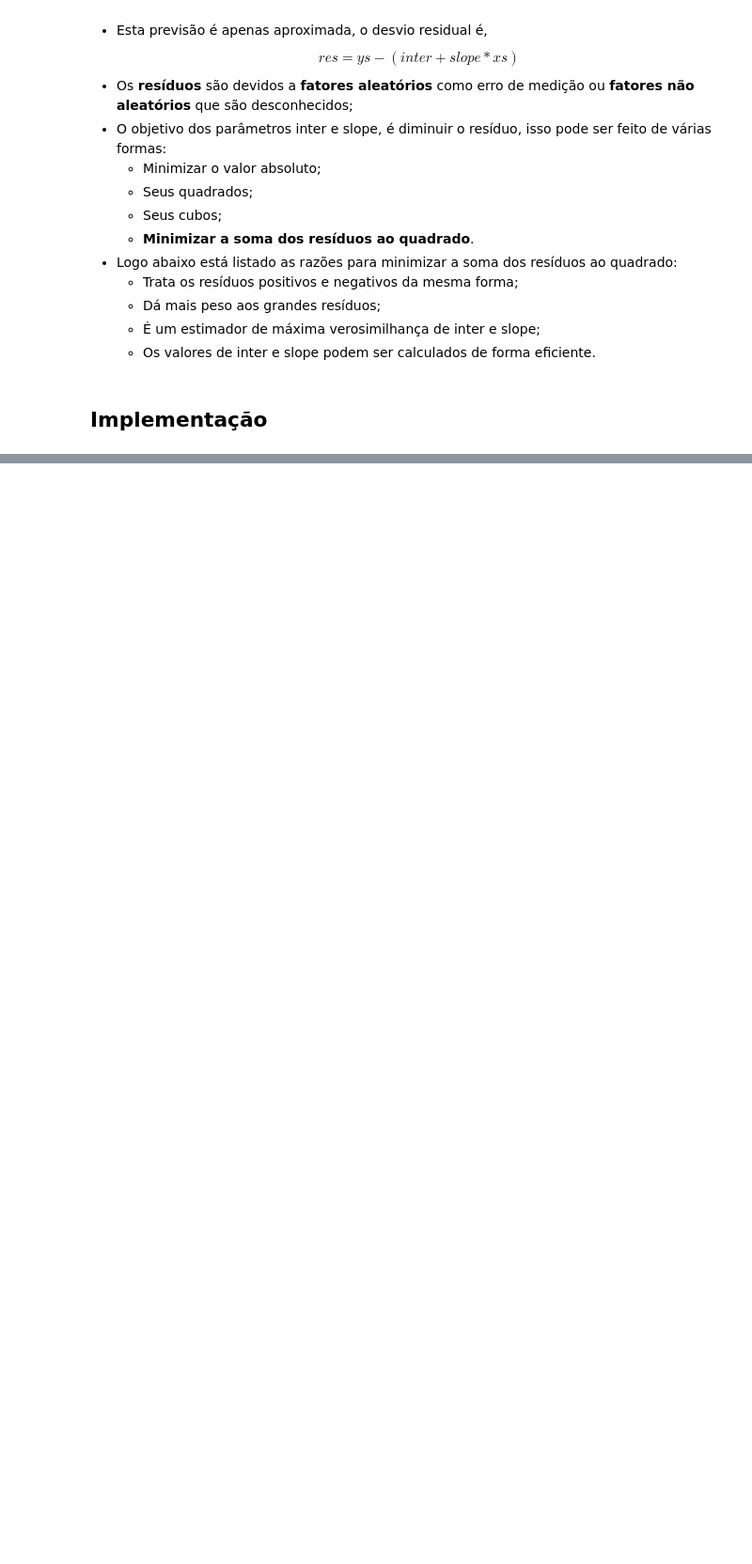
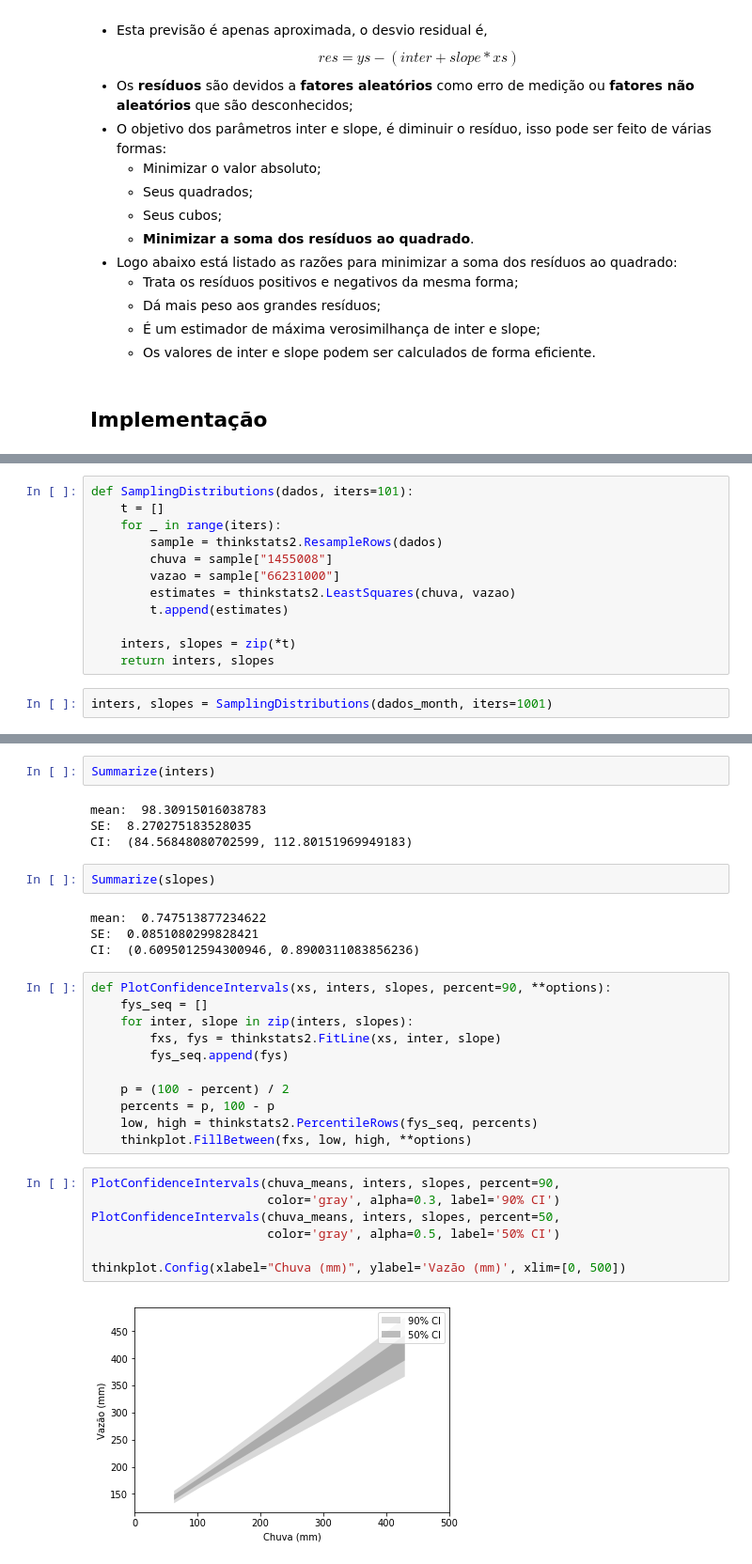
Before and after one commit to clebsonpy/ThinkStats2, a Jupyter notebook: code/Estatística/Cap10_Clebson.ipynb, the cells around one changed output, grey strips where cells are left out. Shown at 94% size. Drawn from its saved outputs; the diff is of its cells as text; blank space fills up the shorter version.

```diff
--- a/code/Estatística/Cap10_Clebson.ipynb
+++ b/code/Estatística/Cap10_Clebson.ipynb
@@ -74,0 +134,14 @@ dados
+# %%
+def SamplingDistributions(dados, iters=101):
+    t = []
+    for _ in range(iters):
+        sample = thinkstats2.ResampleRows(dados)
+        chuva = sample["1455008"]
+        vazao = sample["66231000"]
+        estimates = thinkstats2.LeastSquares(chuva, vazao)
+        t.append(estimates)
+
+    inters, slopes = zip(*t)
+    return inters, slopes
+# %%
+inters, slopes = SamplingDistributions(dados_month, iters=1001)
@@ -74,0 +157,32 @@ dados
+# %%
+Summarize(inters)
+# %% [output]
+mean:  98.30915016038783
+SE:  8.270275183528035
+CI:  (84.56848080702599, 112.80151969949183)
+# %%
+Summarize(slopes)
+# %% [output]
+mean:  0.747513877234622
+SE:  0.0851080299828421
+CI:  (0.6095012594300946, 0.8900311083856236)
+# %%
+def PlotConfidenceIntervals(xs, inters, slopes, percent=90, **options):
+    fys_seq = []
+    for inter, slope in zip(inters, slopes):
+        fxs, fys = thinkstats2.FitLine(xs, inter, slope)
+        fys_seq.append(fys)
+
+    p = (100 - percent) / 2
+    percents = p, 100 - p
+    low, high = thinkstats2.PercentileRows(fys_seq, percents)
+    thinkplot.FillBetween(fxs, low, high, **options)
+# %%
+PlotConfidenceIntervals(chuva_means, inters, slopes, percent=90,
+                        color='gray', alpha=0.3, label='90% CI')
+PlotConfidenceIntervals(chuva_means, inters, slopes, percent=50,
+                        color='gray', alpha=0.5, label='50% CI')
+
+thinkplot.Config(xlabel="Chuva (mm)", ylabel='Vazão (mm)', xlim=[0, 500])
+# %% [output]
+[figure, added]
```
Also changed, not shown: parts of 31 cells of this notebook, 2 other files.
